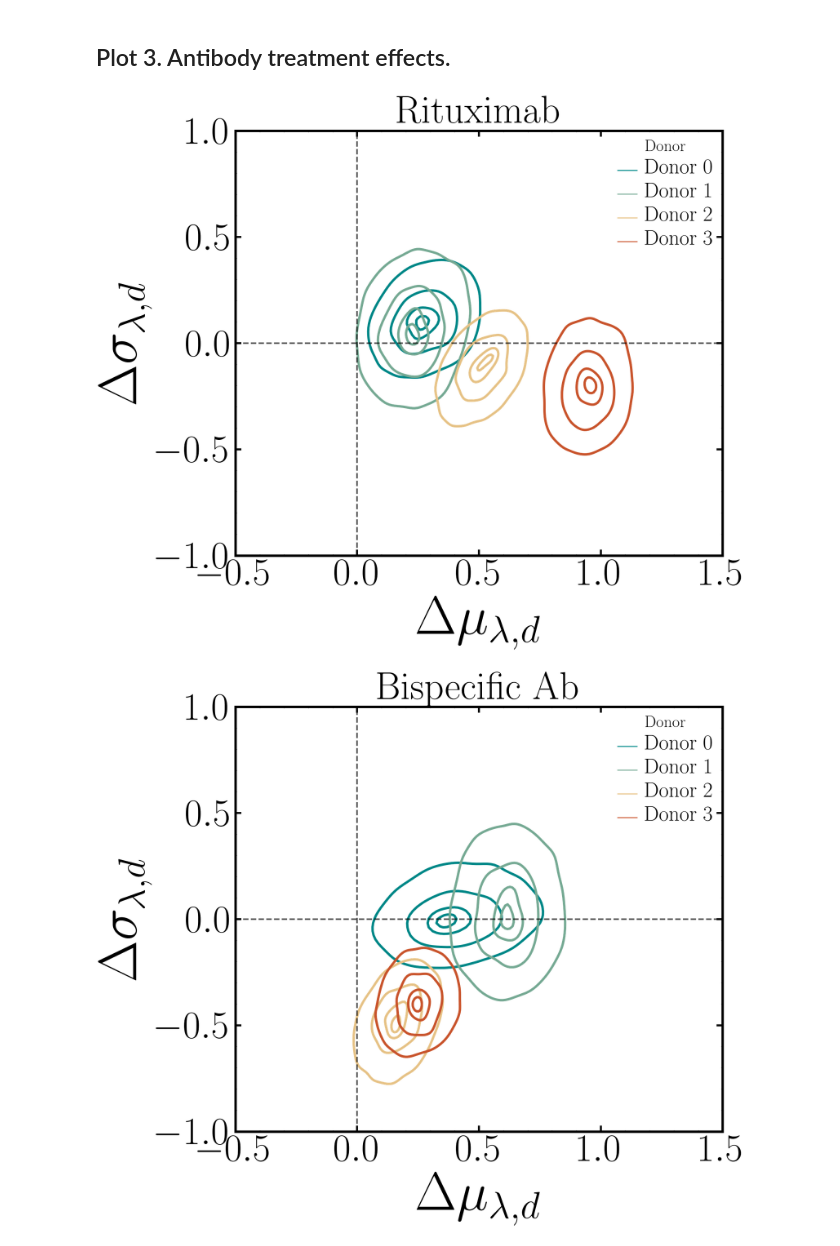
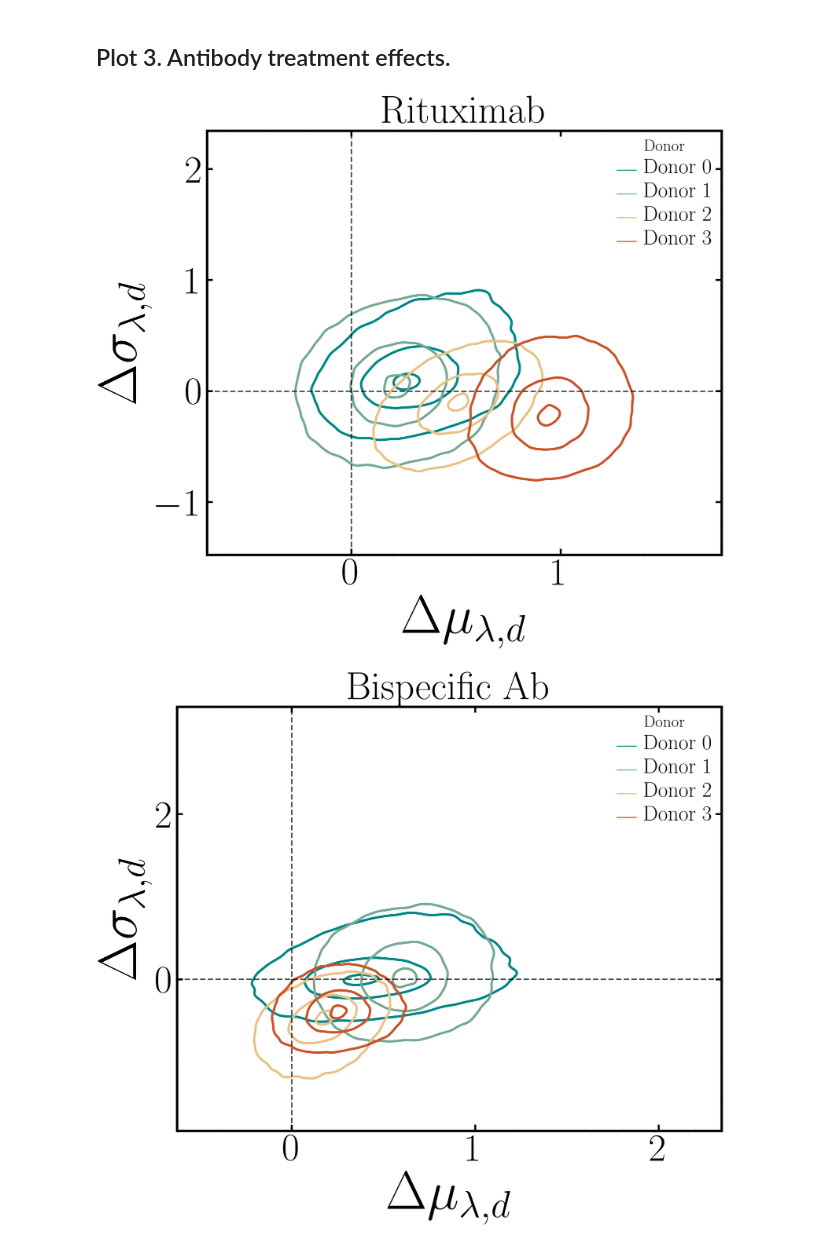
Before and after one commit to sthsci/Barracuda, a Jupyter notebook: section_2/notebooks/ananlysis_1_donor_summary.ipynb, the cells around one changed output. Saved outputs shown, nothing was run; the diff lists cells and outputs as text; code cells hidden in the pictures.

```diff
--- a/section_2/notebooks/ananlysis_1_donor_summary.ipynb
+++ b/section_2/notebooks/ananlysis_1_donor_summary.ipynb
@@ -62,10 +62,11 @@ CONDITIONS = {
         "path": DATA_ROOT / "Donor-info_RTX.csv",
     },
     "bispecific": {
-        "label": "Bispecific Ab",
+        "label": "Bispecific mAb",
         "path": DATA_ROOT / "Donor-info_Bispecific.csv",
     },
 }
+CONDITIONS_PLOT = {key: value["label"] for key, value in CONDITIONS.items()}
 
 CONDITION_ORDER = ["No treatment", "Rituximab", "Bispecific Ab"]
 OUTCOME_ORDER = ["contacts", "kills"]
@@ -280,7 +281,7 @@ for ax, data_type in zip(axes, OUTCOME_ORDER):
     )
 
     ax.set_xticks(x)
-    ax.set_xticklabels(CONDITION_ORDER, rotation=25, ha="right", fontsize=28)
+    ax.set_xticklabels(CONDITIONS_PLOT.values(), rotation=25, ha="right", fontsize=28)
     # ax.set_xlabel("Treatment")
     ax.set_ylabel(
         rf"$\mathbb{{E}}\!\left["
@@ -435,8 +553,8 @@ TREATMENTS = [
 # Change to "contacts" when needed.
 OUTCOME = "kills"
 
-MAX_EXACT_PAIRS = 100_000
-N_APPROXIMATE_PAIRS = 50_000
+MAX_EXACT_PAIRS = 500_000
+N_APPROXIMATE_PAIRS = 100_000
 RANDOM_SEED = 307
 
 
@@ -588,11 +706,12 @@ for treatment_index, treatment in enumerate(TREATMENTS):
         hue="donor",
         hue_order=DONOR_NAMES,
         palette=DONOR_PALETTE,
-        levels=[0.50, 0.80, 0.95, 0.99],
+        levels=[0.05, 0.50, 0.95],
         thresh=0,
         common_norm=False,
         fill=False,
         linewidths=2.5,
+        # bw_adjust=1.5,
         ax=ax,
     )
     ax.axvline(
@@ -628,34 +747,34 @@ for treatment_index, treatment in enumerate(TREATMENTS):
         labelsize=40,
         width=2,
         length=6,
     )
 
-    ax.set_xlim(-0.5, 1.5)
-    ax.set_ylim(-1.0, 1.0)
+    # ax.set_xlim(-0.5, 1.5)
+    # ax.set_ylim(-1.0, 1.0)
 
     for spine in ax.spines.values():
         spine.set_linewidth(2.5)
 
     fig.patch.set_alpha(0)
     ax.set_facecolor("none")
 
 
     legend = ax.get_legend()
     if legend is not None:
         legend.set_title("Donor")
         legend.get_title().set_fontsize(17)
 
         for text in legend.get_texts():
             text.set_fontsize(22)
     fig.savefig(
         FIGURE_ROOT / f"contrast_{slug(treatment)}_{slug(OUTCOME)}.svg",
         dpi=300,
         bbox_inches="tight",
         transparent=True,
         facecolor="none",
         edgecolor="none",
     )
     plt.show()
 # %% [output]
-[figure, old version]
+[figure, new version]
-[figure, old version]
+[figure, new version]
```
Also changed, not shown: parts of 4 cells of this notebook, 56 other files.
